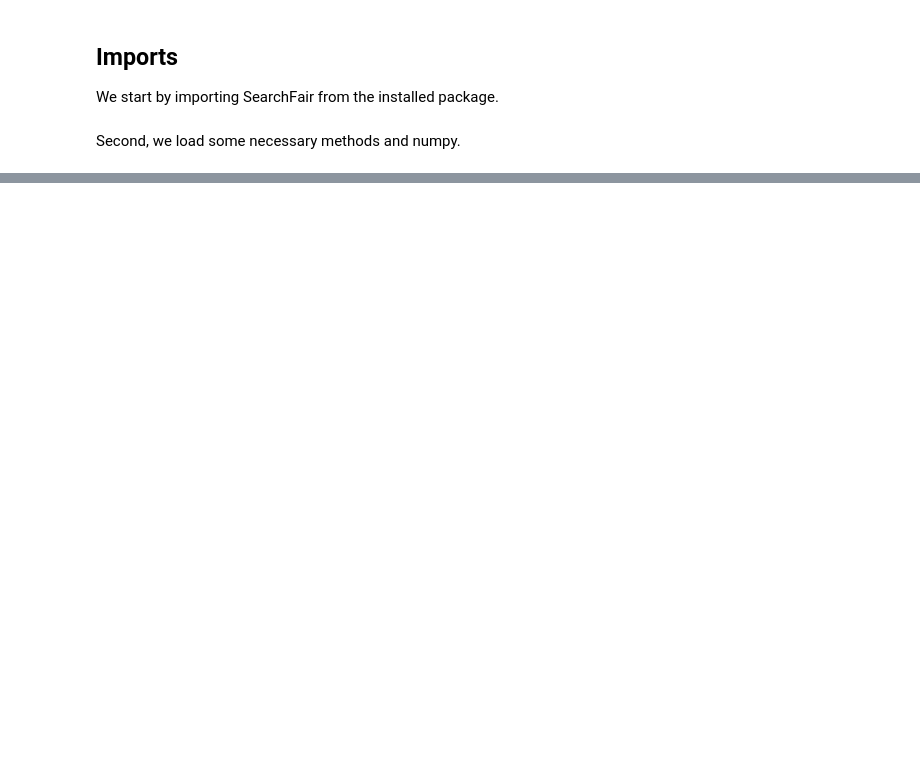
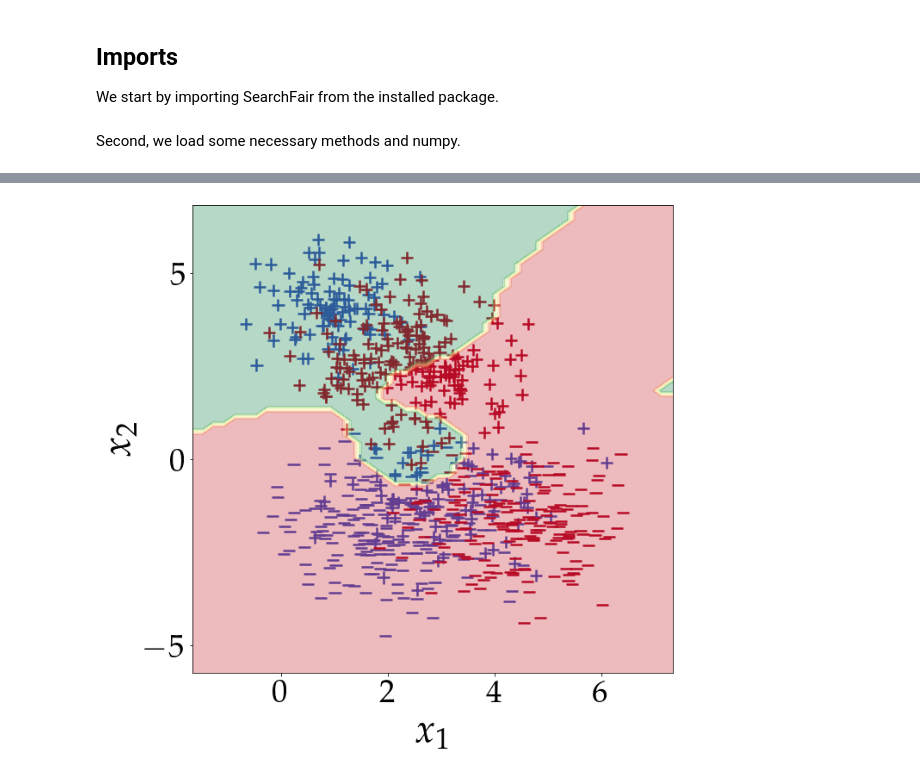
Before and after one commit to mlohaus/SearchFair, a Jupyter notebook: examples/toy_data.ipynb, the cells around one changed output, grey strips where cells are left out. Cells and saved outputs as stored; diff of their text form; code cells hidden in the pictures; blank space fills up the shorter version.

```diff
--- a/examples/toy_data.ipynb
+++ b/examples/toy_data.ipynb
@@ -26,0 +92,12 @@ ModuleNotFoundError: No module named 'matplotlib'
+# %%
+fairness_notion = 'DEO' # DDP = Demographic Parity, DEO = Equality of Opportunity.
+kernel = 'rbf' # 'linear', 'rbf'
+verbose = True
+
+# Regularization Parameter beta
+reg_beta = 0.0001
+rbf_model_DEO = SearchFair(reg_beta=reg_beta, kernel=kernel, fairness_notion=fairness_notion, verbose=verbose)
+rbf_model_DEO.fit(x_train, y_train, s_train=s_train)
+
+# Evaluate model
+print_clf_stats(rbf_model_DEO, x_train, x_test, y_train, y_test, s_train, s_test)
@@ -26,0 +122,4 @@ ModuleNotFoundError: No module named 'matplotlib'
+# %%
+plot_boundaries(rbf_model_DEO, x_data, y_data, s_data)
+# %% [output]
+[figure, added]
```
Also changed, not shown: parts of 14 cells of this notebook, 3 other files.
